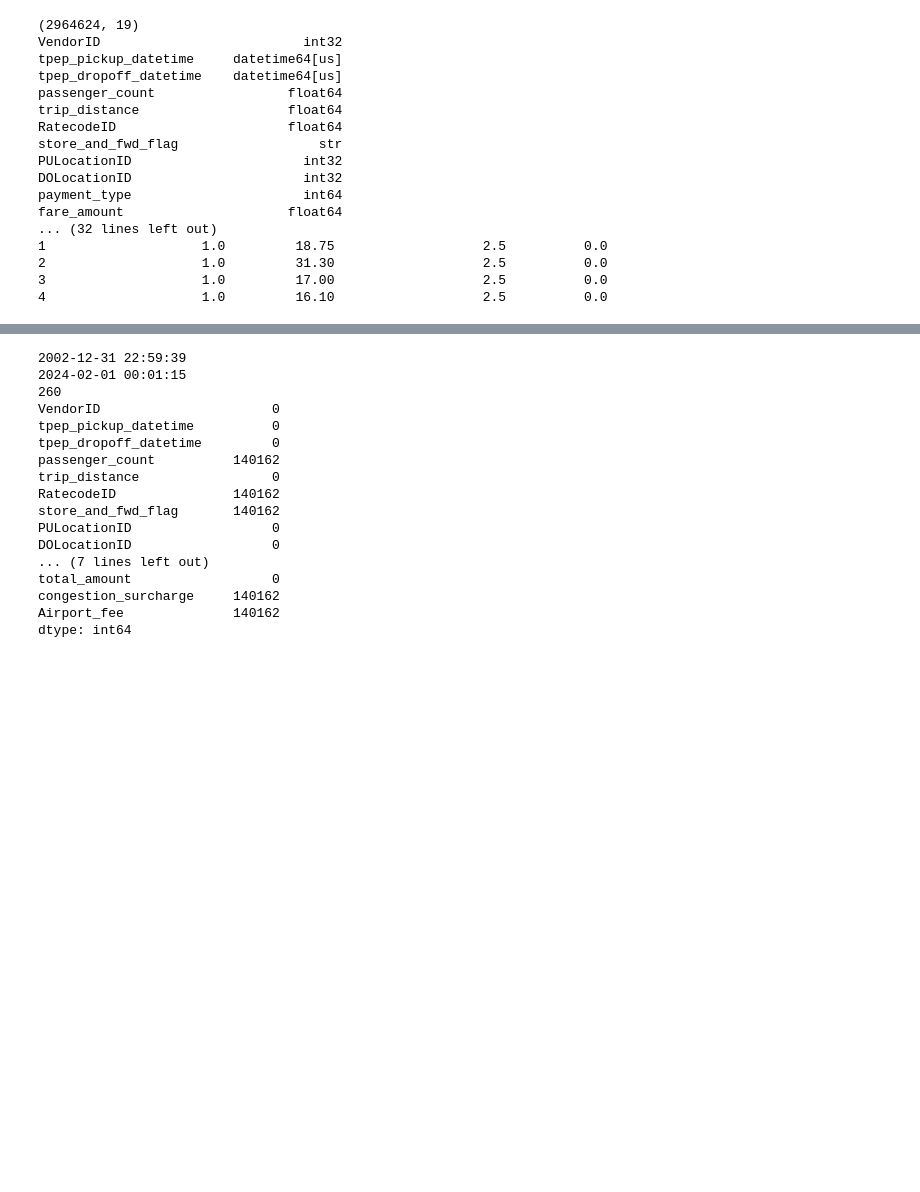
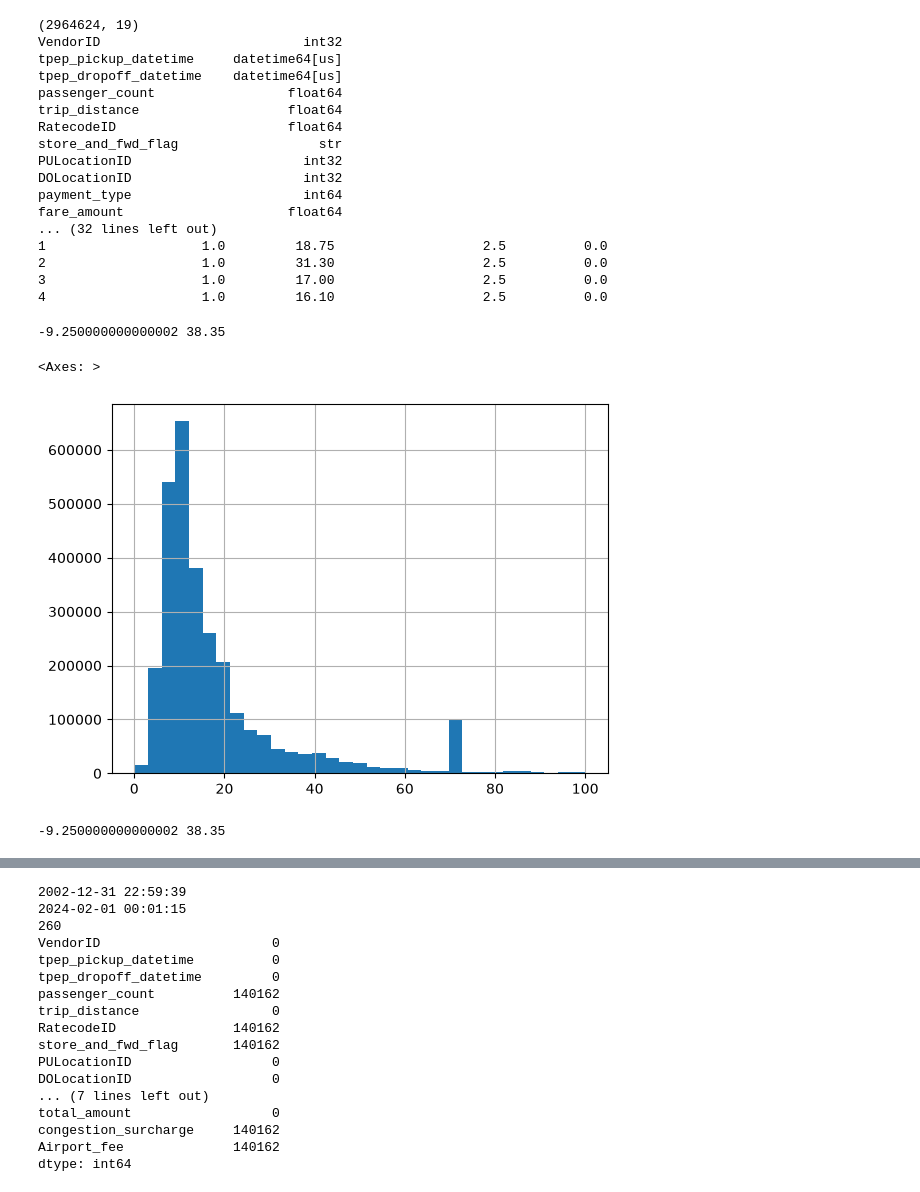
Before and after one commit to EugeneBondariev/nyc-taxi-demand-forecasting, a Jupyter notebook: notebooks/explore.ipynb, the cells around one changed output, grey strips where cells are left out. Cells and saved outputs as stored; diff of their text form; code cells hidden in the pictures; blank space fills up the shorter version.

```diff
--- a/notebooks/explore.ipynb
+++ b/notebooks/explore.ipynb
@@ -30,3 +27,36 @@ fare_amount                     float64
 2                    1.0         31.30                   2.5          0.0
 3                    1.0         17.00                   2.5          0.0
 4                    1.0         16.10                   2.5          0.0
+# %%
+import pandas as pd
+import matplotlib.pyplot as plt
+from pathlib import Path
+
+taxi = pd.read_parquet(Path("../data/raw/taxi/2024/yellow_tripdata_2024-01.parquet"))
+Q1 = taxi["fare_amount"].quantile(0.25)
+Q3 = taxi["fare_amount"].quantile(0.75)
+IQR = Q3 - Q1
+lower = Q1 - 1.5 * IQR
+upper = Q3 + 1.5 * IQR
+print(lower, upper)
+
+taxi[taxi["fare_amount"].between(0, 100)]["fare_amount"].hist(bins=33)
+# %% [output]
+-9.250000000000002 38.35
+<Axes: >
+[figure, added]
+# %%
+import pandas as pd
+
+taxi_raw = pd.read_parquet("../data/raw/taxi/2024/yellow_tripdata_2024-01.parquet")
+taxi_clean = taxi_raw[(taxi_raw["trip_distance"] > 0) & (taxi_raw["fare_amount"] > 0)]
+taxi_clean[["Airport_fee", "extra"]] = taxi_clean[["Airport_fee", "extra"]].fillna(0)
+
+Q1 = taxi_clean["fare_amount"].quantile(0.25)
+Q3 = taxi_clean["fare_amount"].quantile(0.75)
+IQR = Q3 - Q1
+lower = Q1 - 1.5 * IQR
+upper = Q3 + 1.5 * IQR
+print(lower, upper)
+# %% [output]
+-9.250000000000002 38.35
```
Also changed, not shown: parts of 10 cells of this notebook, 3 other files.
